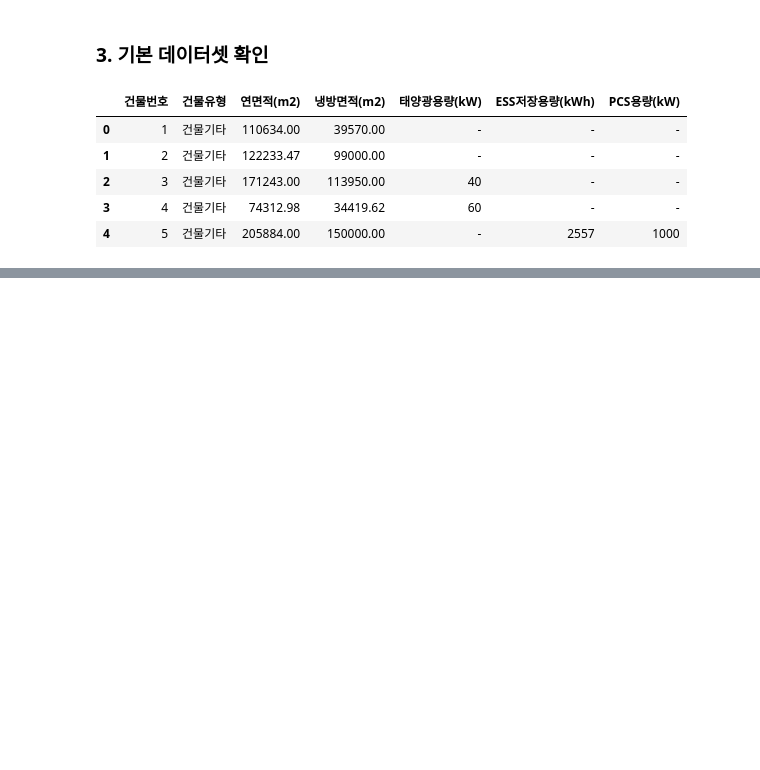
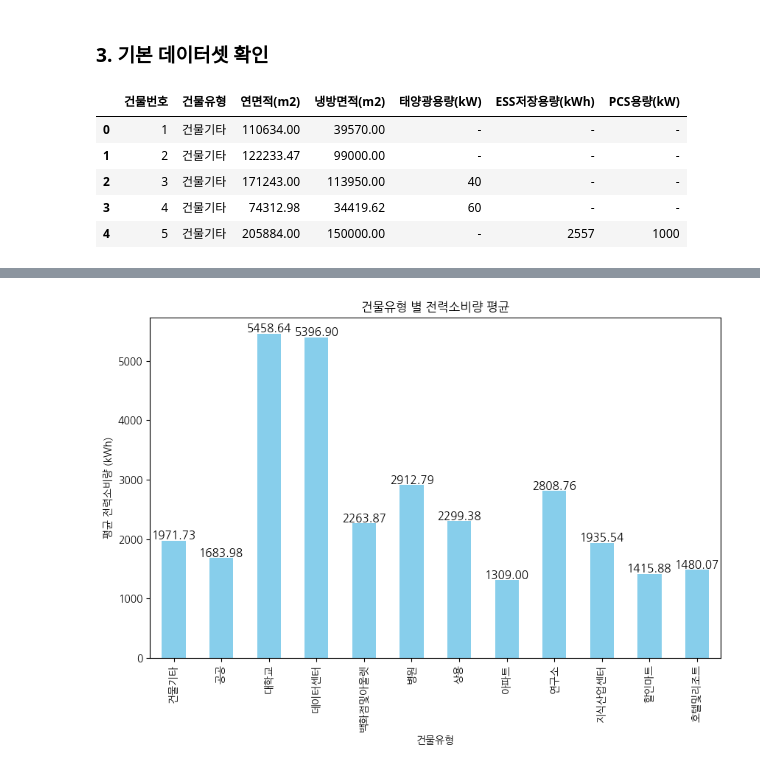
Before and after one commit to dongkieric98/-, a Jupyter notebook: electricity_EDA.ipynb, the cells around one changed output, grey strips where cells are left out. Cells and saved outputs as stored; diff of their text form; code cells hidden in the pictures; blank space fills up the shorter version.

```diff
--- a/electricity_EDA.ipynb
+++ b/electricity_EDA.ipynb
@@ -103,0 +142,20 @@ building[building['냉방면적(m2)'] == 0]
+# %%
+# 건물유형 별 평균 전력 소비량 계산
+average_power_by_type = train.groupby('건물유형')['전력소비량(kWh)'].mean()
+
+# 시각화 설정
+plt.figure(figsize=(10, 6))
+ax = average_power_by_type.plot(kind='bar', color='skyblue')
+plt.title('건물유형 별 전력소비량 평균')
+plt.xlabel('건물유형')
+plt.ylabel('평균 전력소비량 (kWh)')
+
+# 바 위에 평균값 표시
+for p in ax.patches:
+    ax.annotate(f'{p.get_height():.2f}', (p.get_x() + p.get_width() / 2., p.get_height()),
+                ha='center', va='center', fontsize=11, color='black', xytext=(0, 5),
+                textcoords='offset points')
+
+plt.show()
+# %% [output]
+[figure, added]
```
Also changed, not shown: parts of 13 cells of this notebook, 1 other file.
